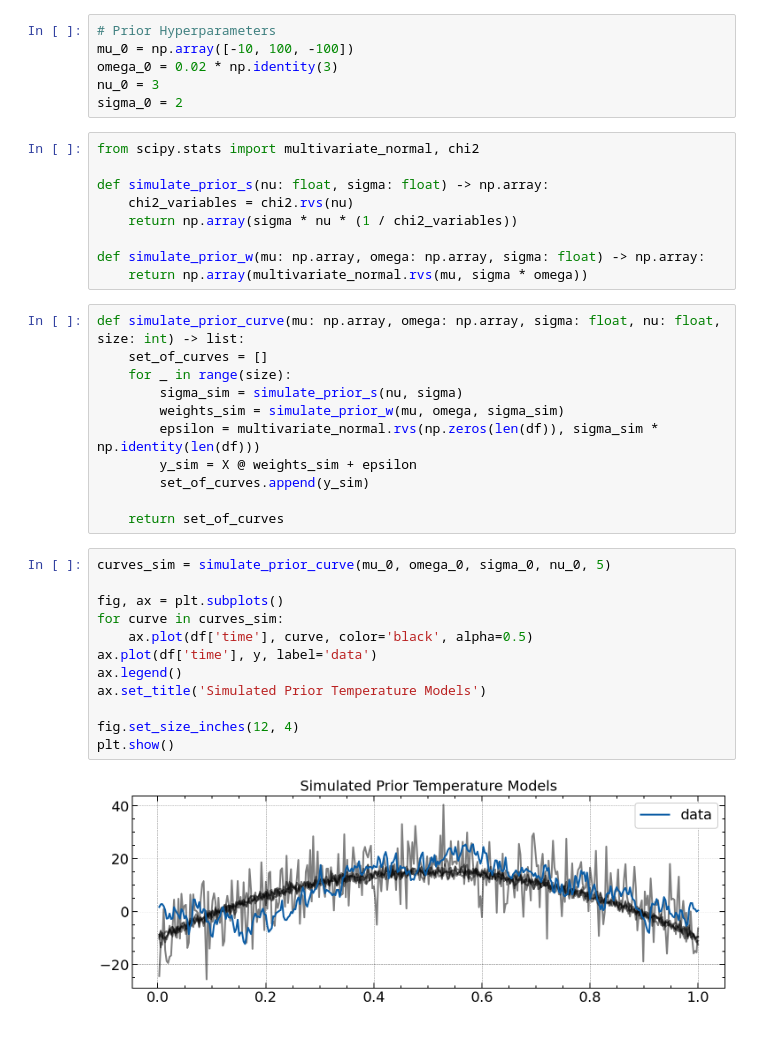
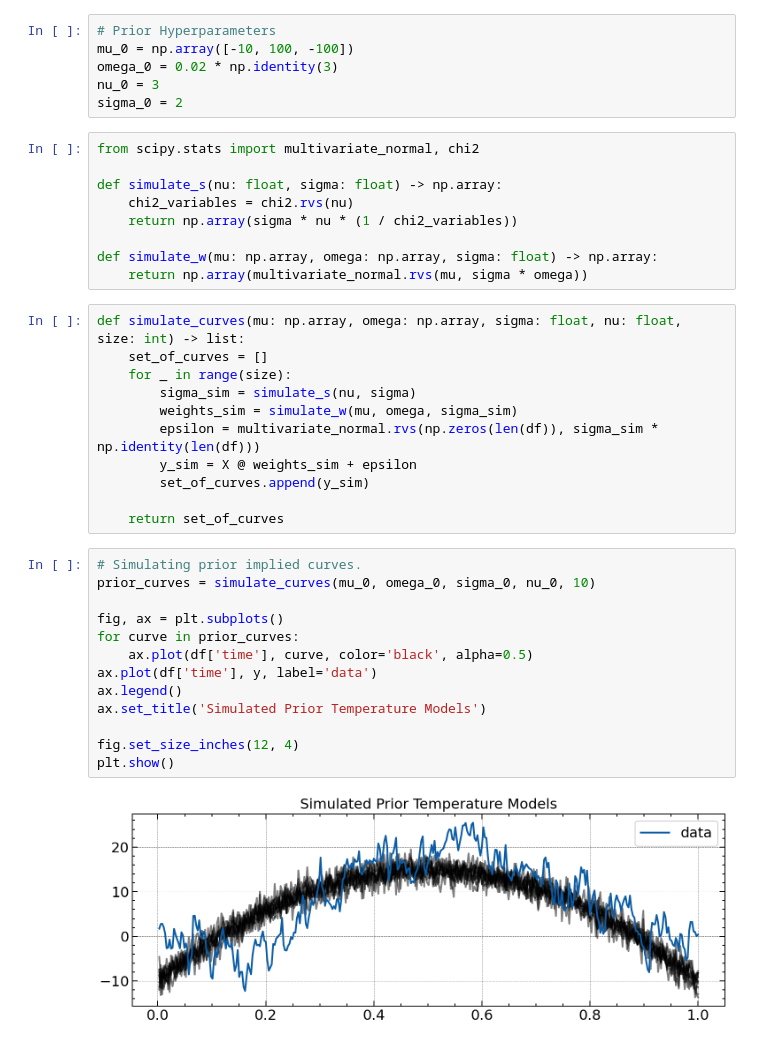
Before and after one commit to Sinbad-The-Sailor/Bayesian-Methods, a Jupyter notebook: bayesian_regression.ipynb, the cells around one changed output. Drawn from its saved outputs; the diff is of its cells as text.

Commit message:
Simulated prior distribution.

```diff
--- a/bayesian_regression.ipynb
+++ b/bayesian_regression.ipynb
@@ -77,34 +78,35 @@ sigma_0 = 2
 # %%
 from scipy.stats import multivariate_normal, chi2
 
-def simulate_prior_s(nu: float, sigma: float) -> np.array:
+def simulate_s(nu: float, sigma: float) -> np.array:
     chi2_variables = chi2.rvs(nu)
     return np.array(sigma * nu * (1 / chi2_variables))
 
-def simulate_prior_w(mu: np.array, omega: np.array, sigma: float) -> np.array:
+def simulate_w(mu: np.array, omega: np.array, sigma: float) -> np.array:
     return np.array(multivariate_normal.rvs(mu, sigma * omega))
 # %%
-def simulate_prior_curve(mu: np.array, omega: np.array, sigma: float, nu: float, size: int) -> list:
+def simulate_curves(mu: np.array, omega: np.array, sigma: float, nu: float, size: int) -> list:
     set_of_curves = []
     for _ in range(size):
-        sigma_sim = simulate_prior_s(nu, sigma)
-        weights_sim = simulate_prior_w(mu, omega, sigma_sim)
+        sigma_sim = simulate_s(nu, sigma)
+        weights_sim = simulate_w(mu, omega, sigma_sim)
         epsilon = multivariate_normal.rvs(np.zeros(len(df)), sigma_sim * np.identity(len(df)))
         y_sim = X @ weights_sim + epsilon
         set_of_curves.append(y_sim)
 
     return set_of_curves
 # %%
-curves_sim = simulate_prior_curve(mu_0, omega_0, sigma_0, nu_0, 5)
+# Simulating prior implied curves.
+prior_curves = simulate_curves(mu_0, omega_0, sigma_0, nu_0, 10)
 
 fig, ax = plt.subplots()
-for curve in curves_sim:
+for curve in prior_curves:
     ax.plot(df['time'], curve, color='black', alpha=0.5)
 ax.plot(df['time'], y, label='data')
 ax.legend()
 ax.set_title('Simulated Prior Temperature Models')
 
 fig.set_size_inches(12, 4)
 plt.show()
 # %% [output]
-[figure, old version]
+[figure, new version]
```
Also changed, not shown: parts of 11 cells of this notebook.
